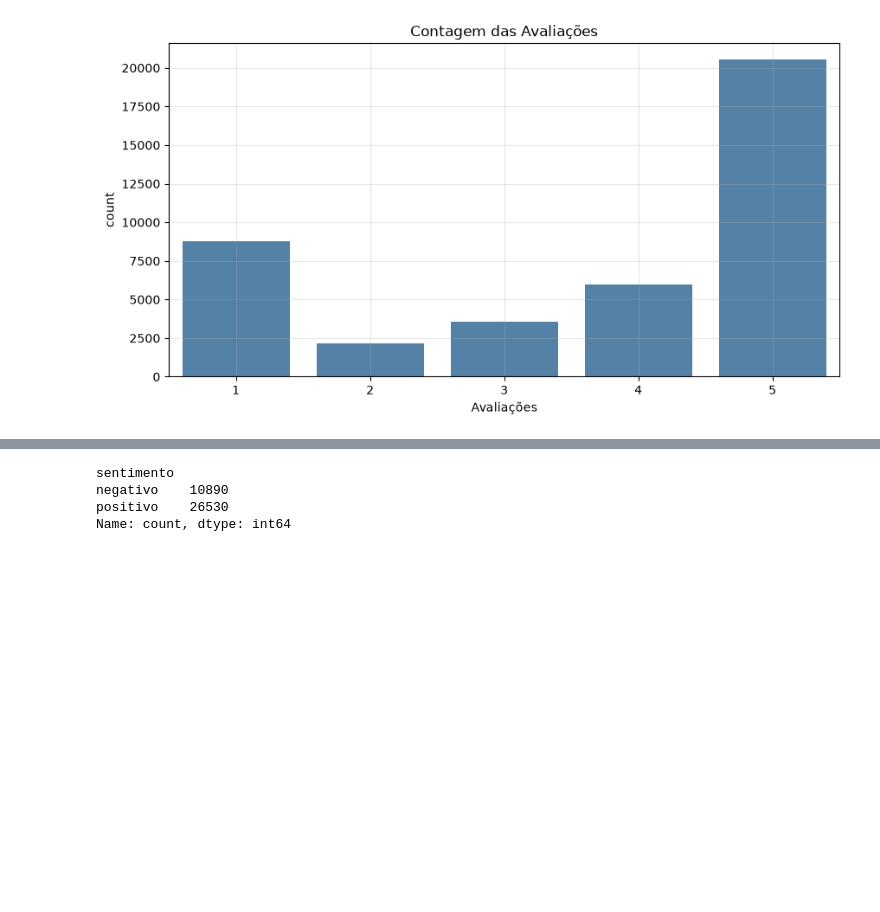
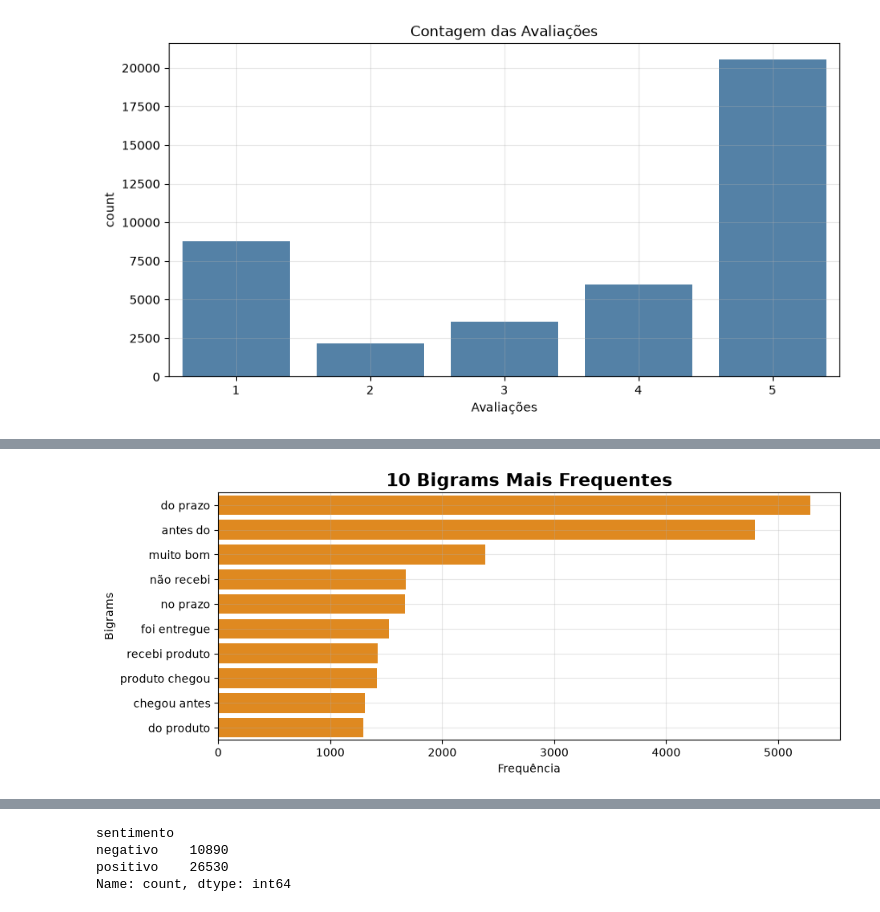
Before and after one commit to RenanTrevelim/olist-nlp-audit, a Jupyter notebook: notebooks/01_data_preparation.ipynb, the cells around one changed output, grey strips where cells are left out. Drawn from its saved outputs; the diff is of its cells as text; code cells hidden in the pictures; blank space fills up the shorter version.

```diff
--- a/notebooks/01_data_preparation.ipynb
+++ b/notebooks/01_data_preparation.ipynb
@@ -168,0 +268,16 @@ plt.show()
+# %%
+vectorizer = CountVectorizer(
+    ngram_range=(2,2),
+    max_features=10
+)
+
+X_bigram = vectorizer.fit_transform(df["review_comment_message"])
+
+bigram_freq = X_bigram.sum(axis=0).A1
+
+df_bigram = pd.DataFrame({
+    "bigram": vectorizer.get_feature_names_out(),
+    "frequency": bigram_freq
+}).sort_values("frequency", ascending=False)
+
+df_bigram
@@ -168,0 +296,11 @@ plt.show()
+# %%
+plt.figure(figsize=(10,4))
+
+sns.barplot(x=df_bigram["frequency"], y=df_bigram["bigram"], color="darkorange")
+plt.title("10 Bigrams Mais Frequentes", fontsize=16, fontweight="bold")
+plt.xlabel("Frequência")
+plt.ylabel("Bigrams")
+plt.grid(alpha=0.3)
+plt.show()
+# %% [output]
+[figure, added]
```
Also changed, not shown: parts of 24 cells of this notebook, 3 other files.
